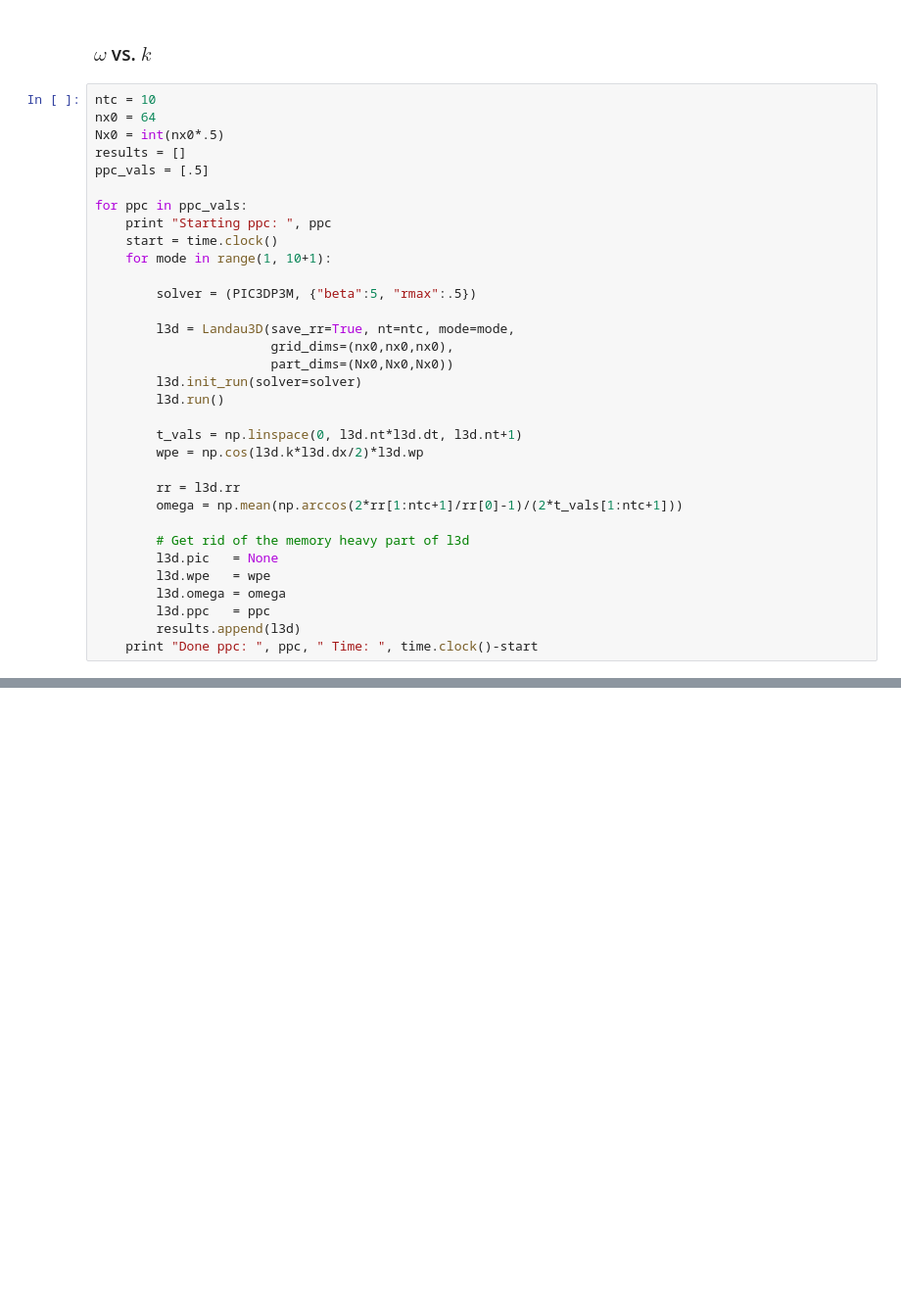
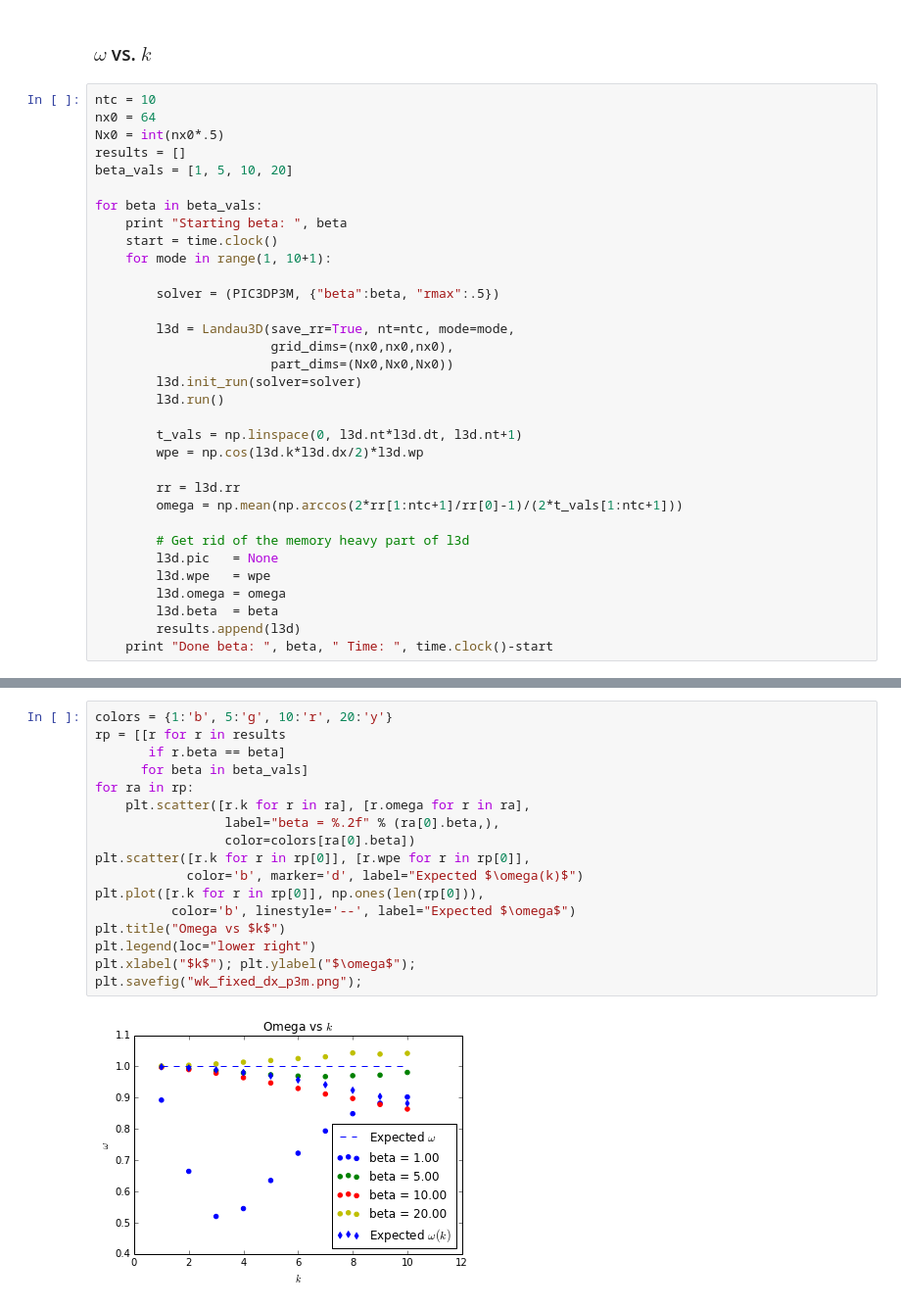
Before and after one commit to dreamer2368/py3d3v, a Jupyter notebook: py3d3v/dispersion-p3m.ipynb, the cells around one changed output, grey strips where cells are left out. Shown at 98% size. Drawn from its saved outputs; the diff is of its cells as text; blank space fills up the shorter version.

```diff
--- a/py3d3v/dispersion-p3m.ipynb
+++ b/py3d3v/dispersion-p3m.ipynb
@@ -21,14 +21,14 @@ ntc = 10
 nx0 = 64
 Nx0 = int(nx0*.5)
 results = []
-ppc_vals = [.5]
+beta_vals = [1, 5, 10, 20]
 
-for ppc in ppc_vals:
-    print "Starting ppc: ", ppc
+for beta in beta_vals:
+    print "Starting beta: ", beta
     start = time.clock()
     for mode in range(1, 10+1):
 
-        solver = (PIC3DP3M, {"beta":5, "rmax":.5})
+        solver = (PIC3DP3M, {"beta":beta, "rmax":.5})
 
         l3d = Landau3D(save_rr=True, nt=ntc, mode=mode,
                        grid_dims=(nx0,nx0,nx0),
@@ -46,7 +46,7 @@ for ppc in ppc_vals:
         l3d.pic   = None
         l3d.wpe   = wpe
         l3d.omega = omega
-        l3d.ppc   = ppc
+        l3d.beta  = beta
         results.append(l3d)
-    print "Done ppc: ", ppc, " Time: ", time.clock()-start
+    print "Done beta: ", beta, " Time: ", time.clock()-start
 # %% [output]
@@ -54,0 +61,19 @@ Done ppc:  0.5  Time:  1127.996478
+# %%
+colors = {1:'b', 5:'g', 10:'r', 20:'y'}
+rp = [[r for r in results
+       if r.beta == beta]
+      for beta in beta_vals]
+for ra in rp:
+    plt.scatter([r.k for r in ra], [r.omega for r in ra],
+                 label="beta = %.2f" % (ra[0].beta,),
+                 color=colors[ra[0].beta])
+plt.scatter([r.k for r in rp[0]], [r.wpe for r in rp[0]],
+            color='b', marker='d', label="Expected $\omega(k)$")
+plt.plot([r.k for r in rp[0]], np.ones(len(rp[0])),
+          color='b', linestyle='--', label="Expected $\omega$")
+plt.title("Omega vs $k$")
+plt.legend(loc="lower right")
+plt.xlabel("$k$"); plt.ylabel("$\omega$");
+plt.savefig("wk_fixed_dx_p3m.png");
+# %% [output]
+[figure, added]
```
Also changed, not shown: parts of 7 cells of this notebook.
